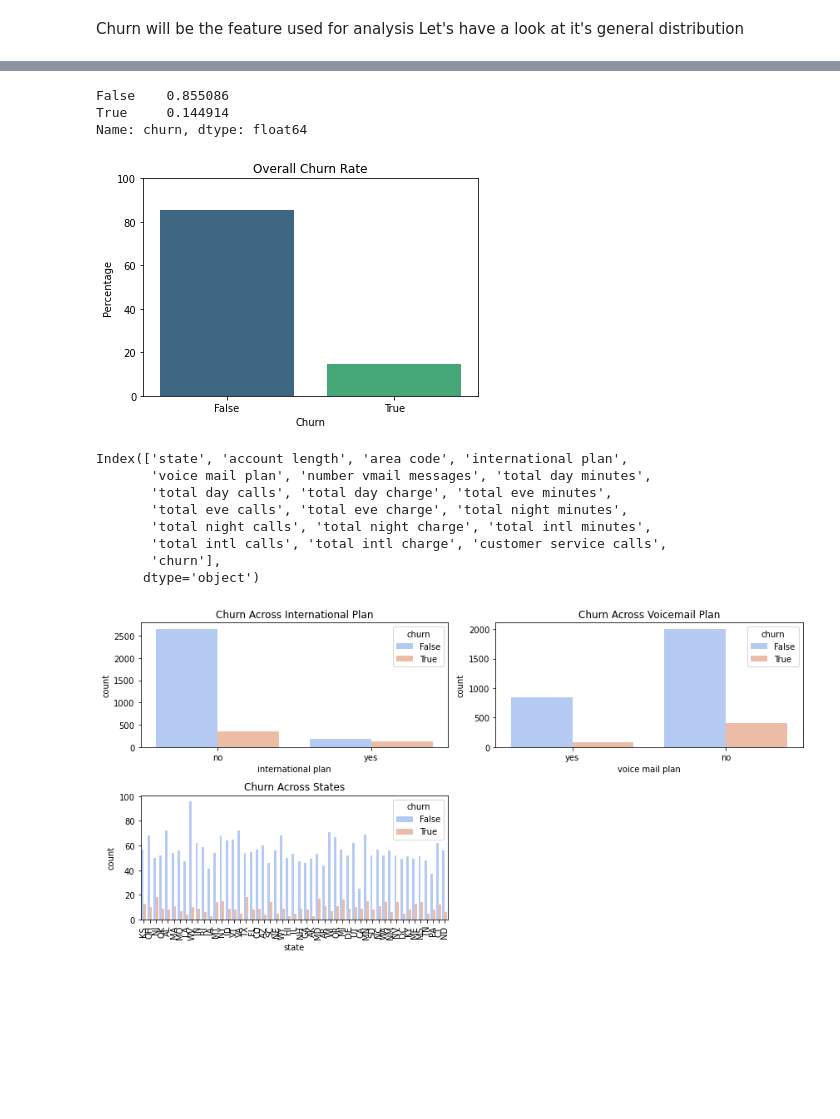
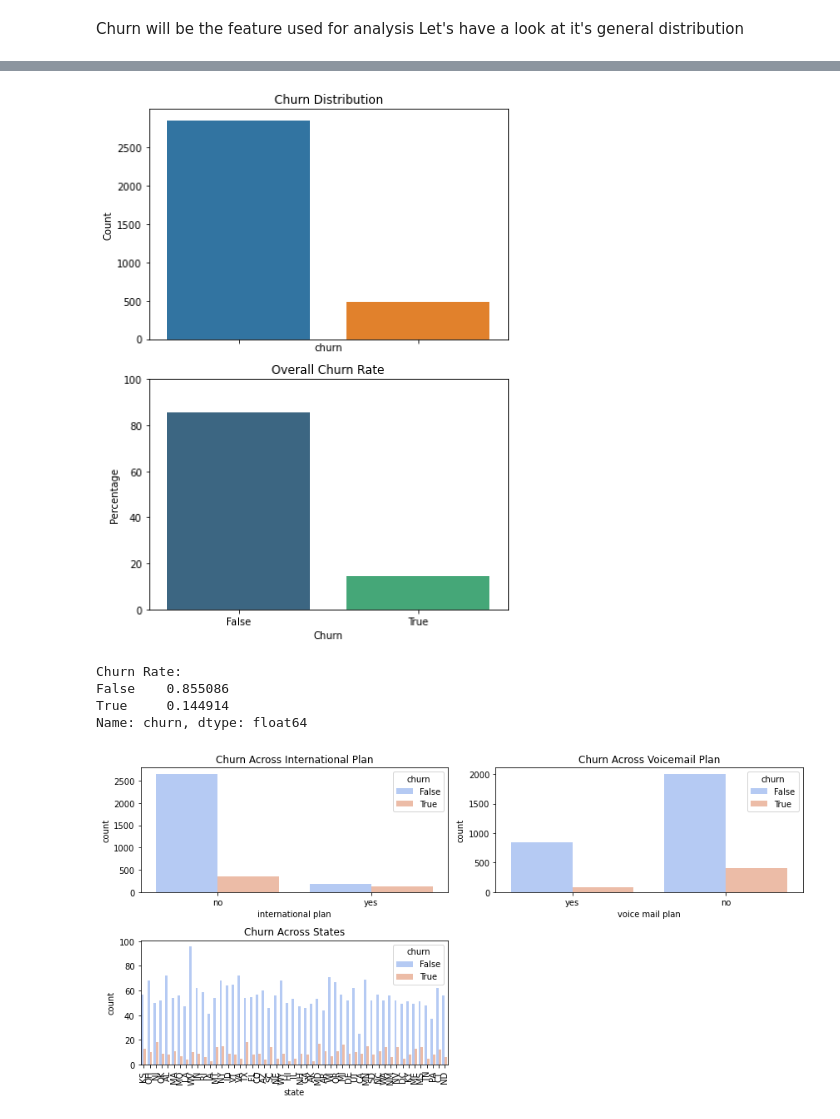
Before and after one commit to Aachiko/Phase-3-ML-Project, a Jupyter notebook: phase-3.ipynb, the cells around one changed output, grey strips where cells are left out. Cells and saved outputs as stored; diff of their text form; code cells hidden in the pictures; blank space fills up the shorter version.

```diff
--- a/phase-3.ipynb
+++ b/phase-3.ipynb
@@ -107,6 +118,3 @@ df.duplicated()
 Length: 3333, dtype: bool
 # %% [markdown]
 no duplicates found
-# %%
-#drop phone number column
-df.drop(['phone number'],axis=1,inplace=True)
@@ -137,32 +133,37 @@ Name: churn, dtype: int64
-# %%
-churn_rate = churn_rate = df["churn"].value_counts(normalize=True)
-churn_rate
-# %% [output]
-False    0.855086
-True     0.144914
-Name: churn, dtype: float64
-# %%
-plt.figure(figsize=(6, 4))
-sns.barplot(x=churn_rate.index, y=churn_rate.values * 100, palette="viridis")
-plt.xlabel("Churn")
-plt.ylabel("Percentage")
-plt.title("Overall Churn Rate")
-plt.ylim(0, 100)
-plt.xticks(rotation=0)
-plt.show()
-# %% [output]
-[figure, removed]
-# %%
-print(df.columns)
-# %% [output]
-Index(['state', 'account length', 'area code', 'international plan',
-       'voice mail plan', 'number vmail messages', 'total day minutes',
-       'total day calls', 'total day charge', 'total eve minutes',
-       'total eve calls', 'total eve charge', 'total night minutes',
-       'total night calls', 'total night charge', 'total intl minutes',
-       'total intl calls', 'total intl charge', 'customer service calls',
-       'churn'],
-      dtype='object')
+# %%
+import seaborn as sns
+import matplotlib.pyplot as plt
+
+# Create subplots with shared x-axis
+fig, (ax1, ax2) = plt.subplots(2, 1, figsize=(6, 8), sharex=True)
+
+# Churn Distribution
+sns.countplot(data=df, x='churn', ax=ax1)
+ax1.set_title('Churn Distribution')
+ax1.set_ylabel('Count')
+
+# Overall Churn Rate
+churn_rate = df['churn'].value_counts(normalize=True)
+sns.barplot(x=churn_rate.index, y=churn_rate.values * 100, palette='viridis', ax=ax2)
+ax2.set_xlabel('Churn')
+ax2.set_ylabel('Percentage')
+ax2.set_title('Overall Churn Rate')
+ax2.set_ylim(0, 100)
+
+# Show the plots
+plt.xticks(rotation=0)
+plt.tight_layout()
+plt.show()
+
+# Print churn rate
+print("Churn Rate:")
+print(churn_rate)
+# %% [output]
+[figure, added]
+Churn Rate:
+False    0.855086
+True     0.144914
+Name: churn, dtype: float64
 # %%
 #Churn Across Categorical Features
 #1
```
Also changed, not shown: parts of 29 cells of this notebook.
